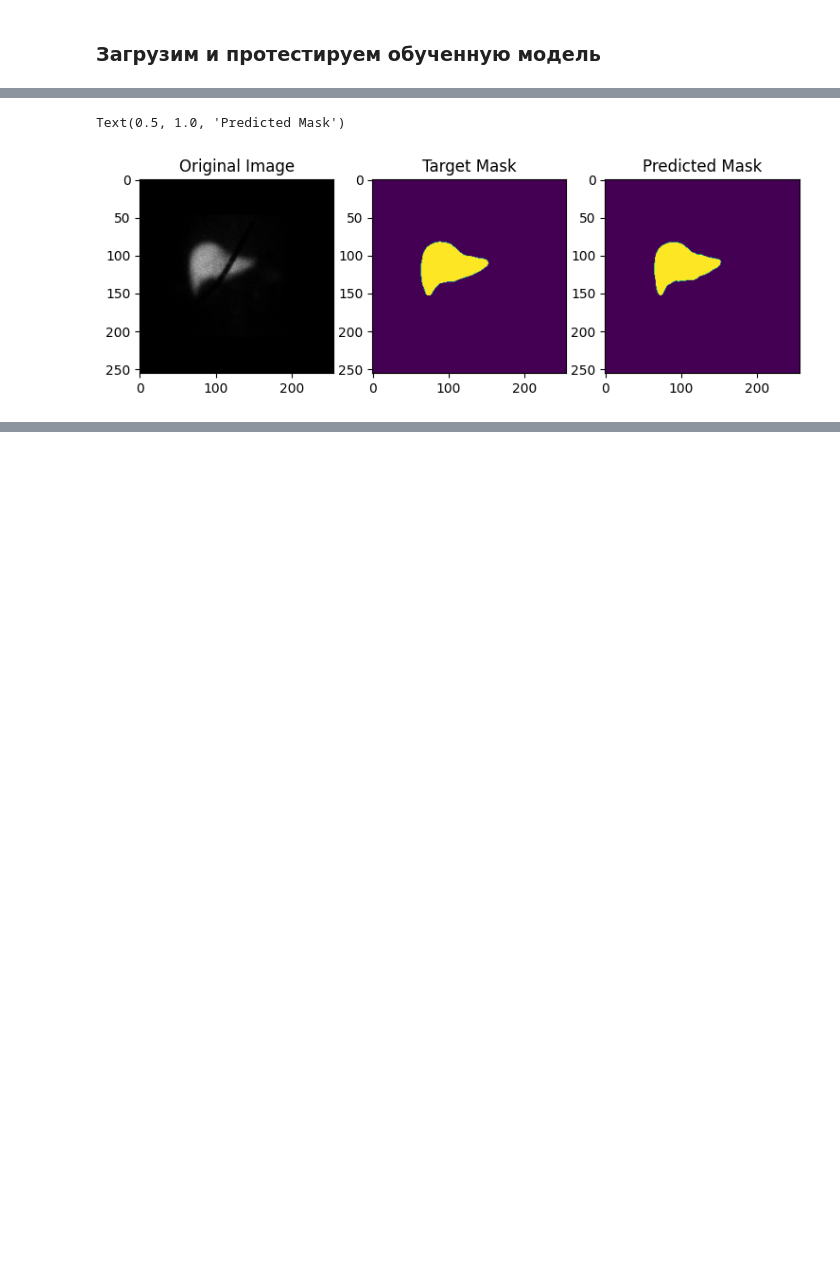
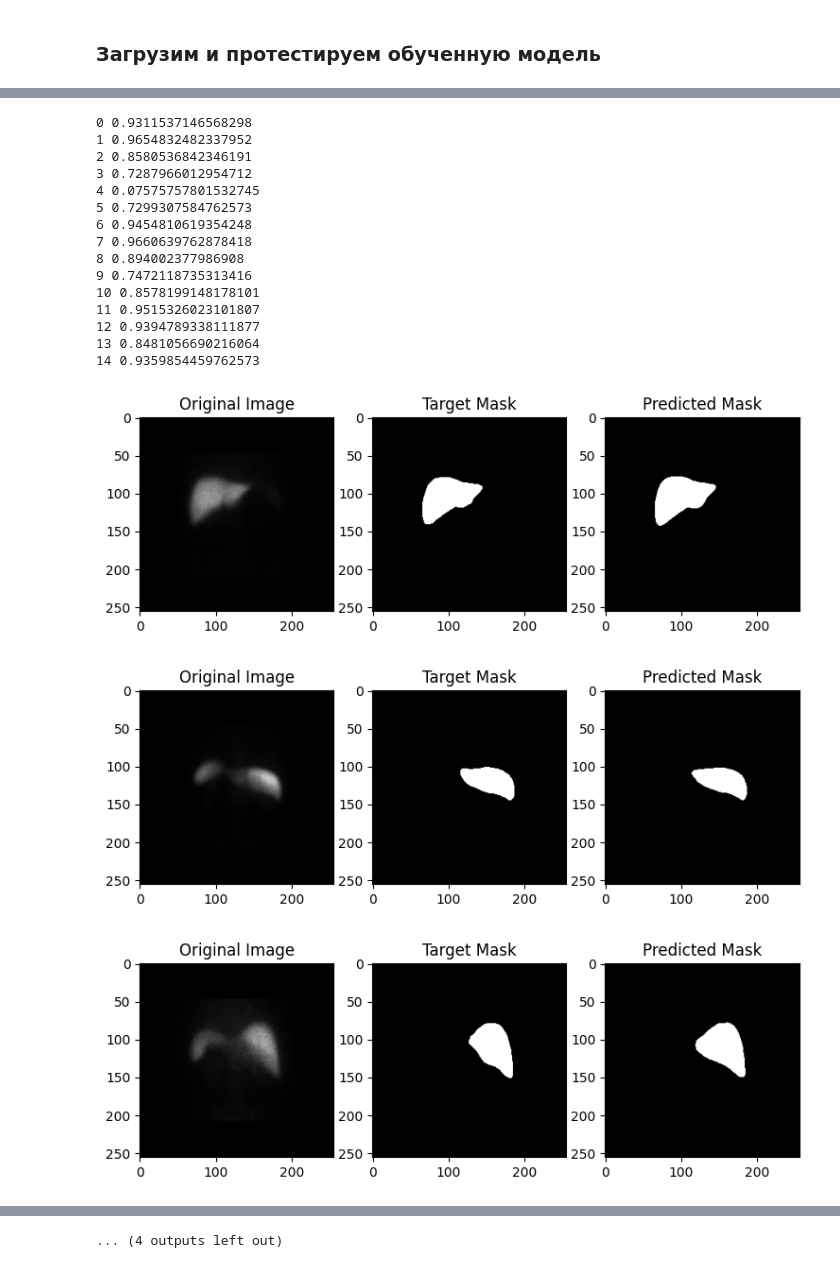
Before and after one commit to dev1cezzzzz/segmentation, a Jupyter notebook: segmentation/main.ipynb, the cells around one changed output, grey strips where cells are left out. Saved outputs shown, nothing was run; the diff lists cells and outputs as text; code cells hidden in the pictures; blank space fills up the shorter version.

```diff
--- a/segmentation/main.ipynb
+++ b/segmentation/main.ipynb
@@ -236,18 +236,41 @@ UNet(
   )
 )
 # %%
-sample_idx = 15
-image, target = test_dataset[sample_idx]
-thresold = 0.8
-preds = F.sigmoid(model(image.unsqueeze(0).to(DEVICE))).squeeze(0)
-binary_preds = (preds > thresold)
-fig, ax = plt.subplots(1, 3, figsize=(9, 18))
-ax[0].imshow(image.numpy().transpose(1, 2, 0).astype(np.uint8))
-ax[0].set_title("Original Image")
-ax[1].imshow(target.numpy().transpose(1, 2, 0).astype(np.uint8))
-ax[1].set_title("Target Mask")
-ax[2].imshow(binary_preds.cpu().numpy()[0])
-ax[2].set_title("Predicted Mask")
+
+for i in range(15):
+    sample_idx = i
+    image, target = test_dataset[sample_idx]
+    thresold = 0.75
+    preds = model(image.unsqueeze(0).to(DEVICE))
+    f_preds = F.sigmoid(preds).squeeze(0)
+    binary_preds = (f_preds > thresold)
+    fig, ax = plt.subplots(1, 3, figsize=(9, 18))
+    original_image = image.numpy().transpose(1, 2, 0).astype(np.uint8)
+    ax[0].imshow(original_image)
+    ax[0].set_title("Original Image")
+    target_mask = target.numpy().transpose(1, 2, 0).astype(np.uint8)
+    ax[1].imshow(target_mask, cmap="gray")
+    ax[1].set_title("Target Mask")
+    predicted_mask = binary_preds.cpu().numpy()[0]
+    ax[2].imshow(predicted_mask, cmap="gray")
+    ax[2].set_title("Predicted Mask")
+    print(i, metric_fn(preds, target.unsqueeze(0)).item())
 # %% [output]
-Text(0.5, 1.0, 'Predicted Mask')
+0 0.9311537146568298
+1 0.9654832482337952
+2 0.8580536842346191
+3 0.7287966012954712
+4 0.07575757801532745
+5 0.7299307584762573
+6 0.9454810619354248
+7 0.9660639762878418
+8 0.894002377986908
+9 0.7472118735313416
+10 0.8578199148178101
+11 0.9515326023101807
+12 0.9394789338111877
+13 0.8481056690216064
+14 0.9359854459762573
-[figure, old version]
+[figure, new version]
+[figure, added]
+[figure, added]
@@ -253,0 +285 @@ Text(0.5, 1.0, 'Predicted Mask')
+... (4 outputs left out)
```
Also changed, not shown: parts of 2 cells of this notebook.
